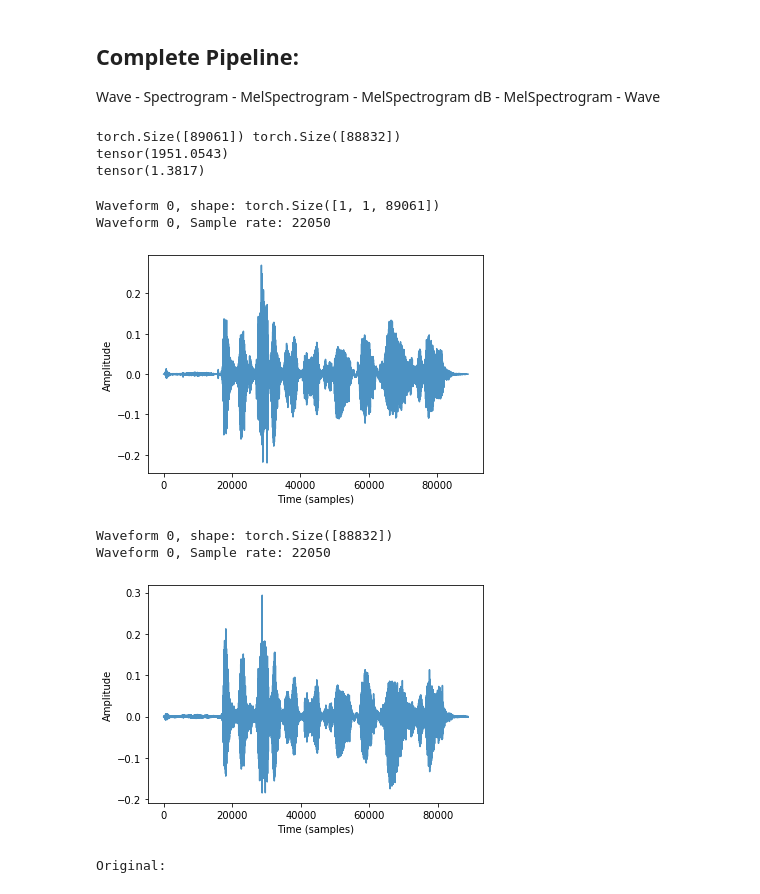
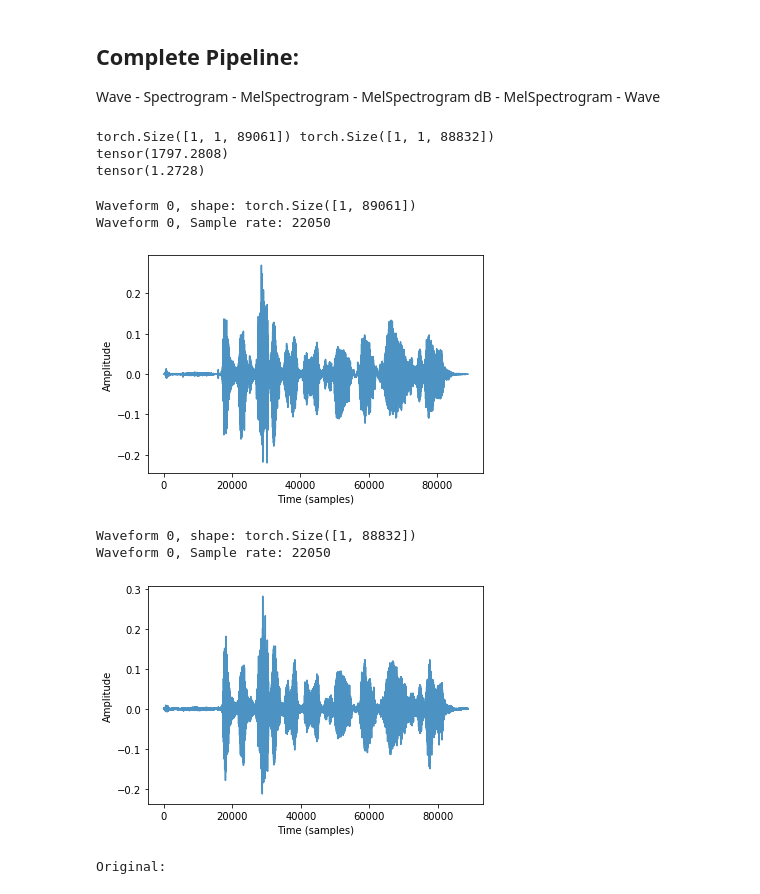
Before and after one commit to jgarciapueyo/MelNet-SpeechGeneration, a Jupyter notebook: notebooks/02_dataprocessing-podcast_dataset.ipynb, the cells around one changed output. Saved outputs shown, nothing was run; the diff lists cells and outputs as text; code cells hidden in the pictures.

```diff
--- a/notebooks/02_dataprocessing-podcast_dataset.ipynb
+++ b/notebooks/02_dataprocessing-podcast_dataset.ipynb
@@ -201,34 +203,34 @@ T.plot_melspectrogram(melspectrogram, hp)
 ## Complete Pipeline:
 Wave - Spectrogram - MelSpectrogram - MelSpectrogram dB - MelSpectrogram - Wave
 # %%
-wave_orig = waveform1[0][0]
+wave_orig = waveform1
 spectrogram_orig = T.wave_to_spectrogram(wave_orig, hp)
 melspectrogram_orig = T.spectrogram_to_melspectrogram(spectrogram_orig, hp)
 melspectrogram_db_orig = T.amplitude_to_db(melspectrogram_orig, hp)
 melspectrogram_rec = T.db_to_amplitude(melspectrogram_db_orig, hp)
-spectrogram_rec = T.melspectrogram_to_spectrogram(melspectrogram_rec, hp)
+spectrogram_rec = T.melspectrogram_to_spectrogram(melspectrogram_rec, hp, n_iter=10000)
 wave_rec = T.spectrogram_to_wave(spectrogram_rec, hp, n_iter=1000)
 # %%
 # difference between waves
 print(wave_orig.shape, wave_rec.shape)
-print(torch.sum(torch.abs(wave_rec-wave_orig[:len(wave_rec)])))
-print(torch.sum(torch.abs(wave_rec-wave_orig[:len(wave_rec)]))/torch.sum(torch.abs(wave_orig[:len(wave_rec)])))
+print(torch.sum(torch.abs(wave_rec.flatten()-wave_orig.flatten()[:wave_rec.size(2)])))
+print(torch.sum(torch.abs(wave_rec.flatten()-wave_orig.flatten()[:wave_rec.size(2)]))/torch.sum(torch.abs(wave_orig.flatten()[:wave_rec.size(2)])))
 # %% [output]
-torch.Size([89061]) torch.Size([88832])
-tensor(1951.0543)
-tensor(1.3817)
+torch.Size([1, 1, 89061]) torch.Size([1, 1, 88832])
+tensor(1797.2808)
+tensor(1.2728)
 # %%
 # Original
-T.plot_wave([waveform1], hp)
+T.plot_wave(waveform1, hp)
 # %% [output]
-Waveform 0, shape: torch.Size([1, 1, 89061])
+Waveform 0, shape: torch.Size([1, 89061])
 Waveform 0, Sample rate: 22050
 [figure]
 # %%
-T.plot_wave([wave_rec], hp)
+T.plot_wave(wave_rec, hp)
 # %% [output]
-Waveform 0, shape: torch.Size([88832])
+Waveform 0, shape: torch.Size([1, 88832])
 Waveform 0, Sample rate: 22050
-[figure, old version]
+[figure, new version]
 # %%
 print("Original:")
```
Also changed, not shown: parts of 18 cells of this notebook, 8 other files.
